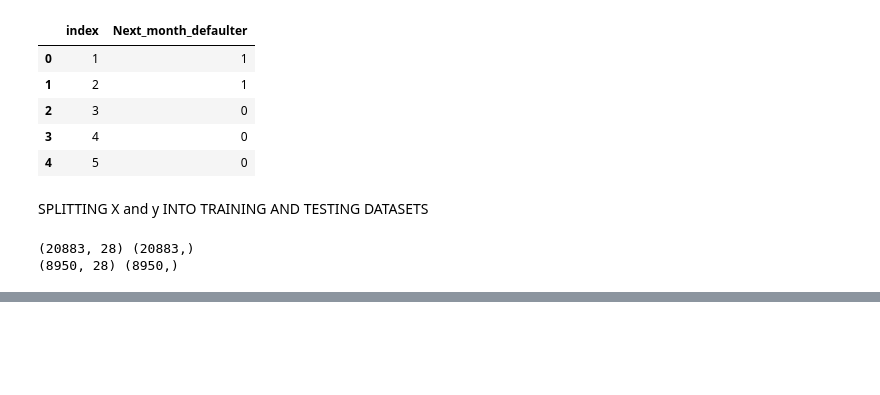
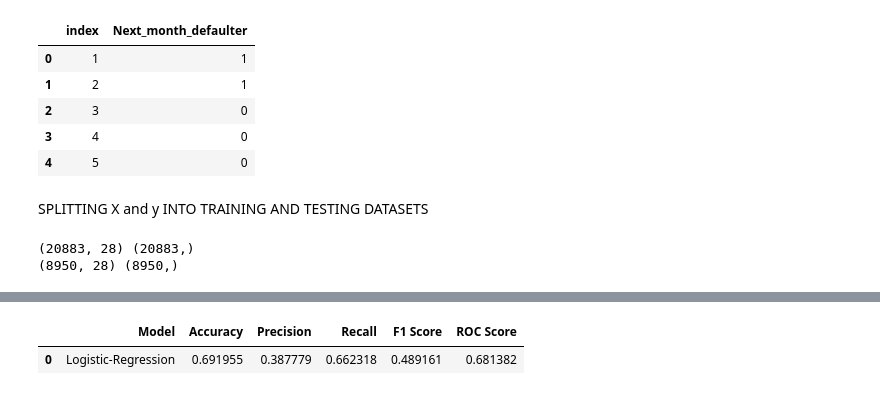
Before and after one commit to Rahman88talha/Credit_Card_Default_Prediction_Classification, a Jupyter notebook: Credit_Card_default_Prediction(Classification)_Analysis.ipynb, the cells around one changed output, grey strips where cells are left out. Cells and saved outputs as stored; diff of their text form; code cells hidden in the pictures; blank space fills up the shorter version.

```diff
--- a/Credit_Card_default_Prediction(Classification)_Analysis.ipynb
+++ b/Credit_Card_default_Prediction(Classification)_Analysis.ipynb
@@ -531,0 +601,12 @@ print(X_test.shape, y_test.shape)
+# %%
+y_pred_logistic_train = logistic_model.predict(X_train_rs)
+y_pred_logistic_test = logistic_model.predict(X_test)
+
+
+from sklearn.metrics import accuracy_score, recall_score, precision_score, f1_score, roc_auc_score, confusion_matrix, roc_curve, auc
+
+logistic_train_accuracy= accuracy_score(y_train_rs, y_pred_logistic_train)
+logistic_test_accuracy= accuracy_score(y_test, y_pred_logistic_test)
+
+print("The accuracy-train data ", logistic_train_accuracy)
+print("The accuracy-test data", logistic_test_accuracy)
@@ -531,0 +637,8 @@ print(X_test.shape, y_test.shape)
+# %%
+model_results = pd.DataFrame([['Logistic-Regression', logistic_test_accuracy, logistic_test_precision, logistic_test_recall,
+                         logistic_test_f1score, logistic_test_roc_auc]],
+               columns = ['Model', 'Accuracy', 'Precision', 'Recall', 'F1 Score','ROC Score'])
+model_results
+# %% [output]
+|  | Model | Accuracy | Precision | Recall | F1 Score | ROC Score |
+| 0 | Logistic-Regression | 0.691955 | 0.387779 | 0.662318 | 0.489161 | 0.681382 |
```
Also changed, not shown: parts of 15 cells of this notebook.
